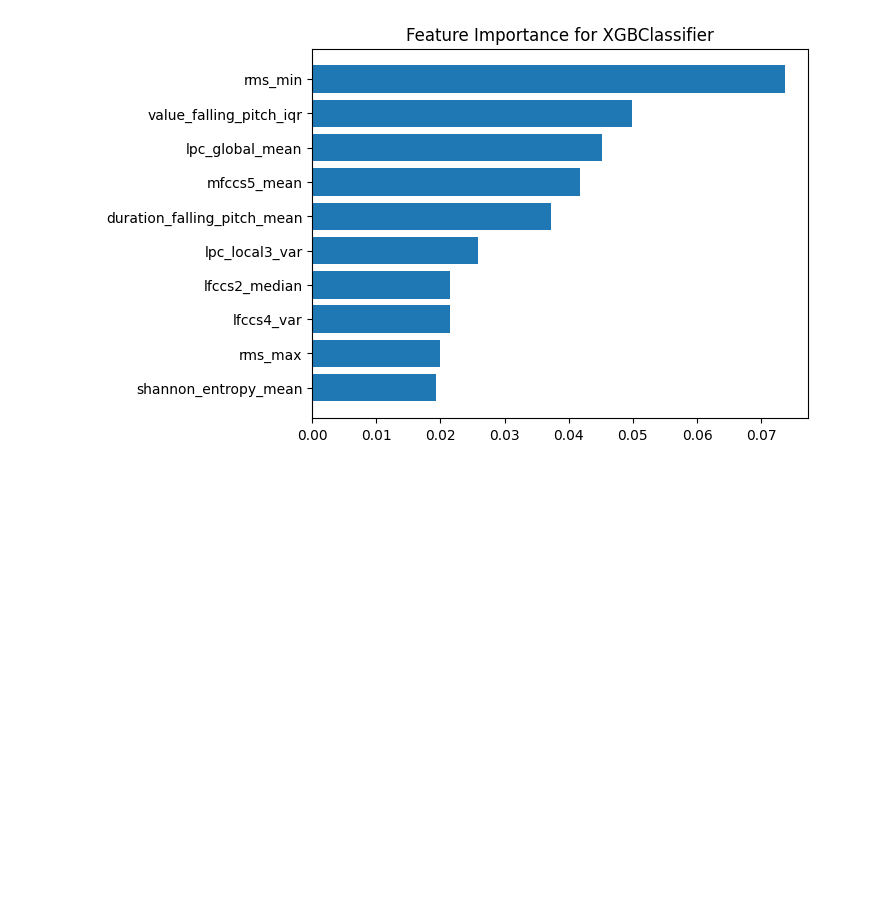
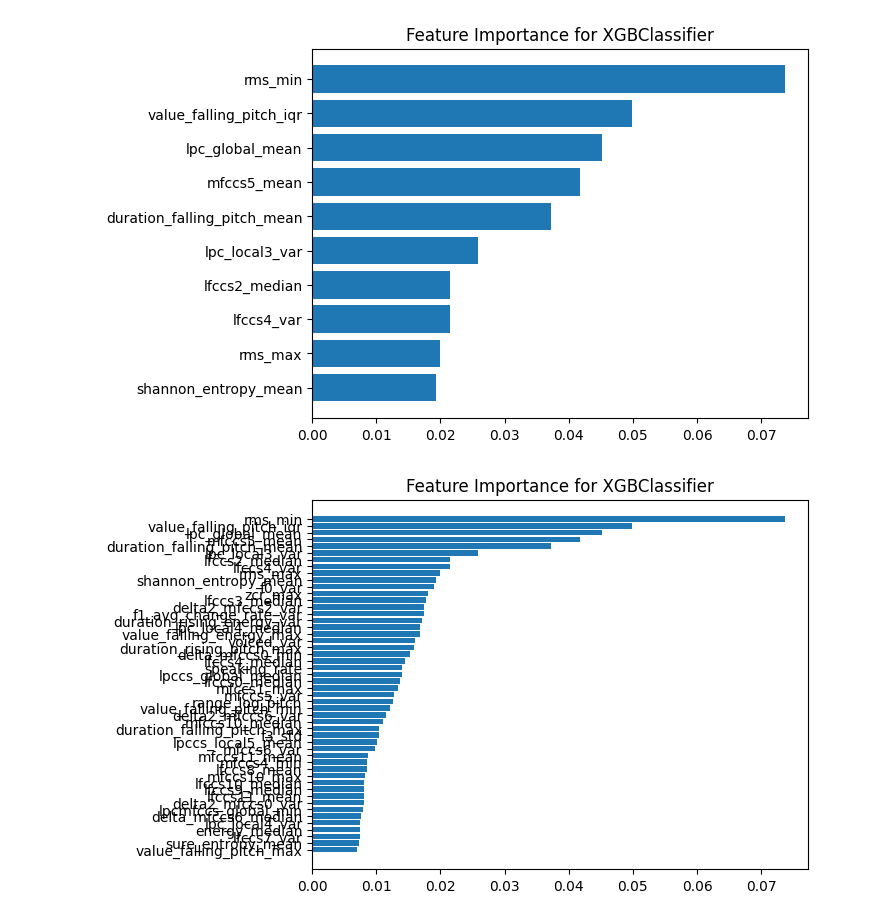
Before and after one commit to kimlindner/automatic_speech_emotion_recognition, a Jupyter notebook: notebooks/HyperparameterOptimization_XGB.ipynb, the cells around one changed output. Saved outputs shown, nothing was run; the diff lists cells and outputs as text; code cells hidden in the pictures; blank space fills up the shorter version.

Commit message:
best models with most important features

```diff
--- a/notebooks/HyperparameterOptimization_XGB.ipynb
+++ b/notebooks/HyperparameterOptimization_XGB.ipynb
@@ -88,3 +85,13 @@ Hard cases of false positives: ['anger(0)']
 feature_imp_xgb = feature_importance(xgb_best_model, X_test, y_test, top=10)
 # %% [output]
 [figure]
+# %%
+# load data
+df_most_important97 = pd.read_pickle('../results/df_prep_most_important97.pkl')
+
+# load train/test data
+X_train, X_test, y_train, y_test = load_train_test_data(df_most_important97, verbose=False, test_size=0.3)
+# %%
+feature_imp_xgb = feature_importance(xgb_best_model, X_test, y_test, top=50)
+# %% [output]
+[figure, added]
```
Also changed, not shown: parts of 2 cells of this notebook.
